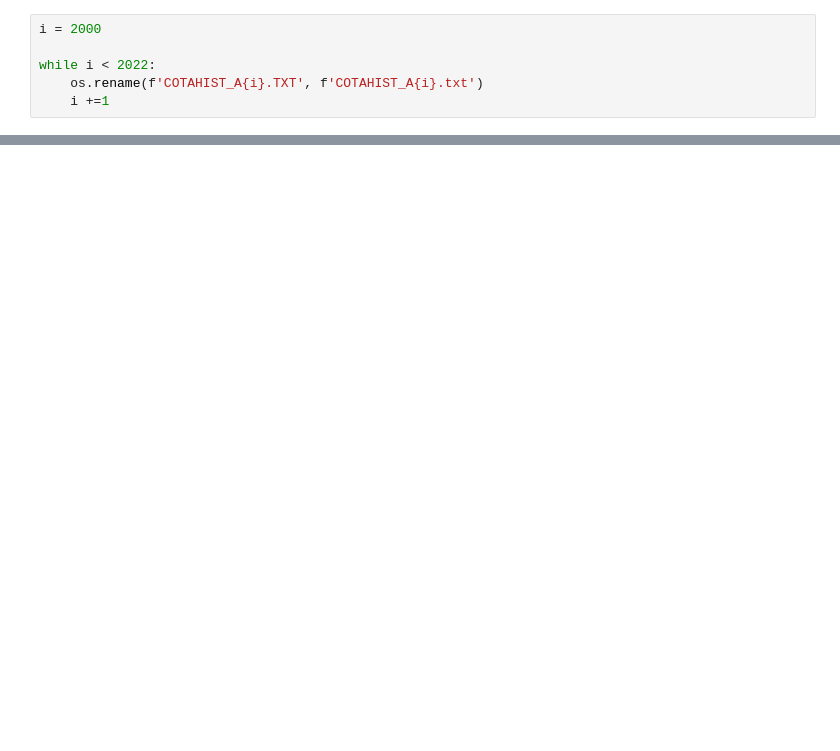
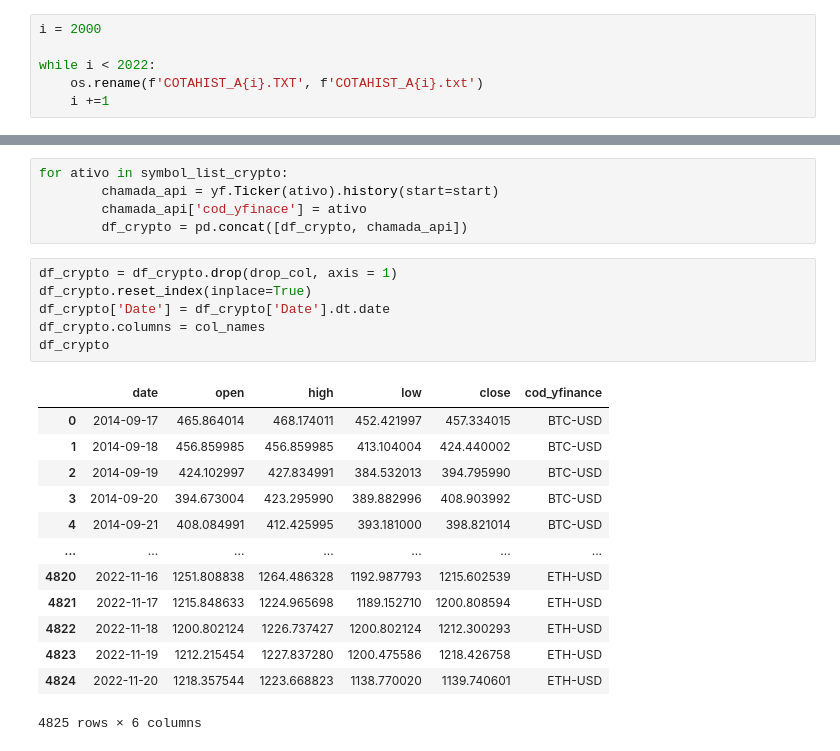
Before and after one commit to pedrolaender/05.Ironhack_Final_Project, a Jupyter notebook: testes.ipynb, the cells around one changed output, grey strips where cells are left out. Cells and saved outputs as stored; diff of their text form; blank space fills up the shorter version.

```diff
--- a/testes.ipynb
+++ b/testes.ipynb
@@ -393,0 +509,25 @@ os.listdir()
+# %%
+for ativo in symbol_list_crypto:
+        chamada_api = yf.Ticker(ativo).history(start=start)
+        chamada_api['cod_yfinace'] = ativo
+        df_crypto = pd.concat([df_crypto, chamada_api])
+# %%
+df_crypto = df_crypto.drop(drop_col, axis = 1)
+df_crypto.reset_index(inplace=True)
+df_crypto['Date'] = df_crypto['Date'].dt.date
+df_crypto.columns = col_names
+df_crypto
+# %% [output]
+|  | date | open | high | low | close | cod_yfinance |
+| 0 | 2014-09-17 | 465.864014 | 468.174011 | 452.421997 | 457.334015 | BTC-USD |
+| 1 | 2014-09-18 | 456.859985 | 456.859985 | 413.104004 | 424.440002 | BTC-USD |
+| 2 | 2014-09-19 | 424.102997 | 427.834991 | 384.532013 | 394.795990 | BTC-USD |
+| 3 | 2014-09-20 | 394.673004 | 423.295990 | 389.882996 | 408.903992 | BTC-USD |
+| 4 | 2014-09-21 | 408.084991 | 412.425995 | 393.181000 | 398.821014 | BTC-USD |
+| ... | ... | ... | ... | ... | ... | ... |
+| 4820 | 2022-11-16 | 1251.808838 | 1264.486328 | 1192.987793 | 1215.602539 | ETH-USD |
+| 4821 | 2022-11-17 | 1215.848633 | 1224.965698 | 1189.152710 | 1200.808594 | ETH-USD |
+| 4822 | 2022-11-18 | 1200.802124 | 1226.737427 | 1200.802124 | 1212.300293 | ETH-USD |
+| 4823 | 2022-11-19 | 1212.215454 | 1227.837280 | 1200.475586 | 1218.426758 | ETH-USD |
+| 4824 | 2022-11-20 | 1218.357544 | 1223.668823 | 1138.770020 | 1139.740601 | ETH-USD |
+4825 rows × 6 columns
```
Also changed, not shown: parts of 79 cells of this notebook, 16 other files.
